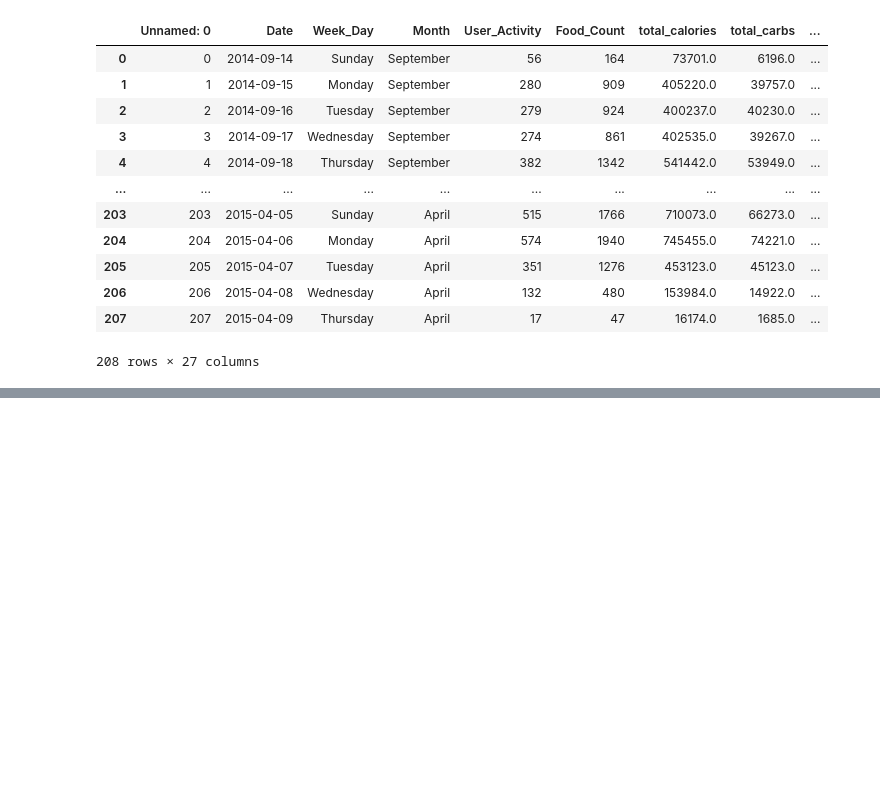
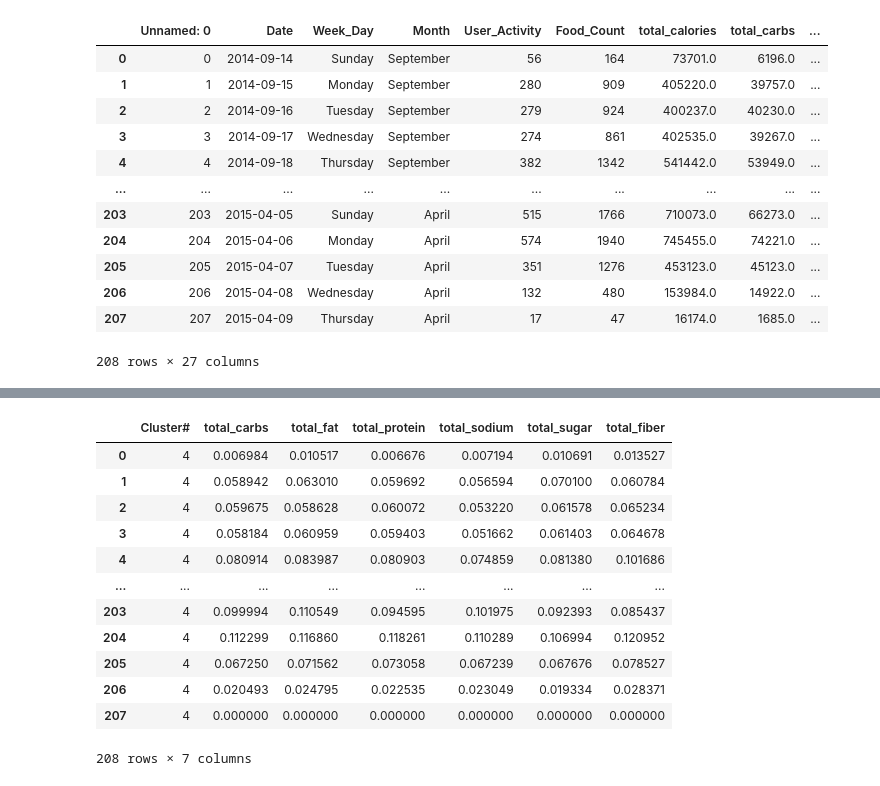
Before and after one commit to dbera17/ML, a Jupyter notebook: final_proj_clust123.ipynb, the cells around one changed output, grey strips where cells are left out. Cells and saved outputs as stored; diff of their text form; code cells hidden in the pictures; blank space fills up the shorter version.

```diff
--- a/final_proj_clust123.ipynb
+++ b/final_proj_clust123.ipynb
@@ -175,0 +214,6 @@ plt.show()
+# %%
+copyData = data_point.copy()
+labels = np.asarray(kmeans.predict(data_point))
+copyData.insert(0, 'Cluster#', labels, True)
+for x in copyData['Cluster#']:
+    print(x)
@@ -175,0 +238,19 @@ plt.show()
+# %%
+# fig_dims = (10, 5)
+# fig, ax = plt.subplots(figsize=fig_dims)
+# sns.countplot('total_carbs', hue='Cluster#', data=copyData);
+copyData
+# %% [output]
+|  | Cluster# | total_carbs | total_fat | total_protein | total_sodium | total_sugar | total_fiber |
+| 0 | 4 | 0.006984 | 0.010517 | 0.006676 | 0.007194 | 0.010691 | 0.013527 |
+| 1 | 4 | 0.058942 | 0.063010 | 0.059692 | 0.056594 | 0.070100 | 0.060784 |
+| 2 | 4 | 0.059675 | 0.058628 | 0.060072 | 0.053220 | 0.061578 | 0.065234 |
+| 3 | 4 | 0.058184 | 0.060959 | 0.059403 | 0.051662 | 0.061403 | 0.064678 |
+| 4 | 4 | 0.080914 | 0.083987 | 0.080903 | 0.074859 | 0.081380 | 0.101686 |
+| ... | ... | ... | ... | ... | ... | ... | ... |
+| 203 | 4 | 0.099994 | 0.110549 | 0.094595 | 0.101975 | 0.092393 | 0.085437 |
+| 204 | 4 | 0.112299 | 0.116860 | 0.118261 | 0.110289 | 0.106994 | 0.120952 |
+| 205 | 4 | 0.067250 | 0.071562 | 0.073058 | 0.067239 | 0.067676 | 0.078527 |
+| 206 | 4 | 0.020493 | 0.024795 | 0.022535 | 0.023049 | 0.019334 | 0.028371 |
+| 207 | 4 | 0.000000 | 0.000000 | 0.000000 | 0.000000 | 0.000000 | 0.000000 |
+208 rows × 7 columns
```
Also changed, not shown: parts of 39 cells of this notebook.
